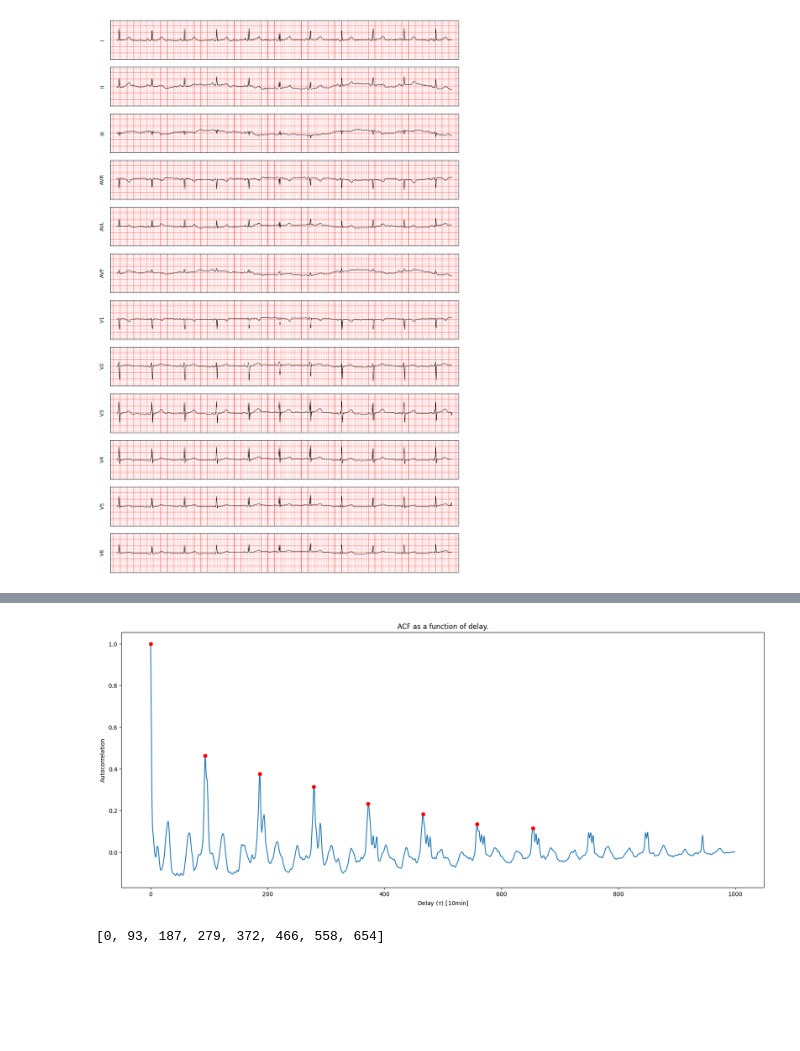
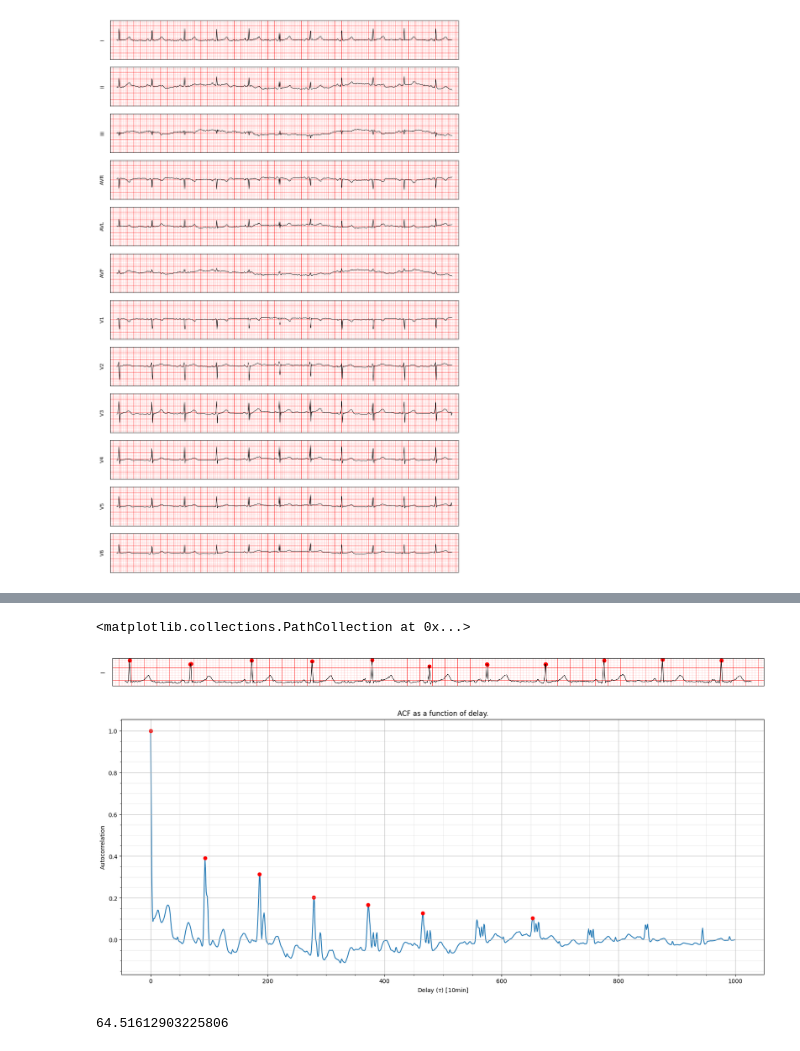
Before and after one commit to janzuromski/ECG, a Jupyter notebook: test.ipynb, the cells around one changed output, grey strips where cells are left out. Saved outputs shown, nothing was run; the diff lists cells and outputs as text; code cells hidden in the pictures; blank space fills up the shorter version.

Commit message:
Added a method for identifying R peaks based on second order derivatives.

```diff
--- a/test.ipynb
+++ b/test.ipynb
@@ -72,3 +81,14 @@ for i, ax in enumerate(axs):
+# %%
+fig, ax = plt.subplots(figsize=(20, 3))
+ax = plot_ecg_line(ax, tmp.index, tmp.I, 'I')
+ax.scatter(
+    tmp.index[r_peaks] / timedelta(milliseconds=1),
+    tmp.I.loc[tmp.index[r_peaks]],
+    c='r'
+)
+# %% [output]
+<matplotlib.collections.PathCollection at 0x...>
+[figure, added]
 # %%
 def autocorrelation(data: np.array, type='standard') -> np.array:
     data = data[~np.isnan(data)]
@@ -83,7 +103,7 @@ def autocorrelation(data: np.array, type='standard') -> np.array:
             acfs.append(np.dot(data_sub, np.concatenate([data_sub[lag:], data_sub[:lag]])))
     return np.array(acfs) / denominator
 # %%
-acf_res = autocorrelation(tmp.I.values)
+acf_res = autocorrelation(tmp.V5.values)
 peak_locs = []
 peaks = []
 lag_window = 3
@@ -95,15 +115,18 @@ for i, v in enumerate(acf_res):
 # %%
 lags = len(acf_res)
 plt.figure(figsize=(20, 8))
 plt.plot(range(lags), acf_res, zorder=-1)
 plt.scatter(peak_locs, peaks, c='r', zorder=1)
+plt.minorticks_on()
+plt.grid(which='both', alpha=0.3, linewidth=0.6)
+plt.grid(which='major', alpha=0.7, linewidth=1)
 plt.ylabel('Autocorrelation')
 plt.xlabel('Delay ($\\tau$) [10min]')
 plt.title('ACF as a function of delay.')
 plt.show()
 # %% [output]
-[figure, old version]
+[figure, new version]
 # %%
-peak_locs
+6000 / peak_locs[1]
 # %% [output]
-[0, 93, 187, 279, 372, 466, 558, 654]
+64.51612903225806
```
Also changed, not shown: parts of 2 cells of this notebook.
